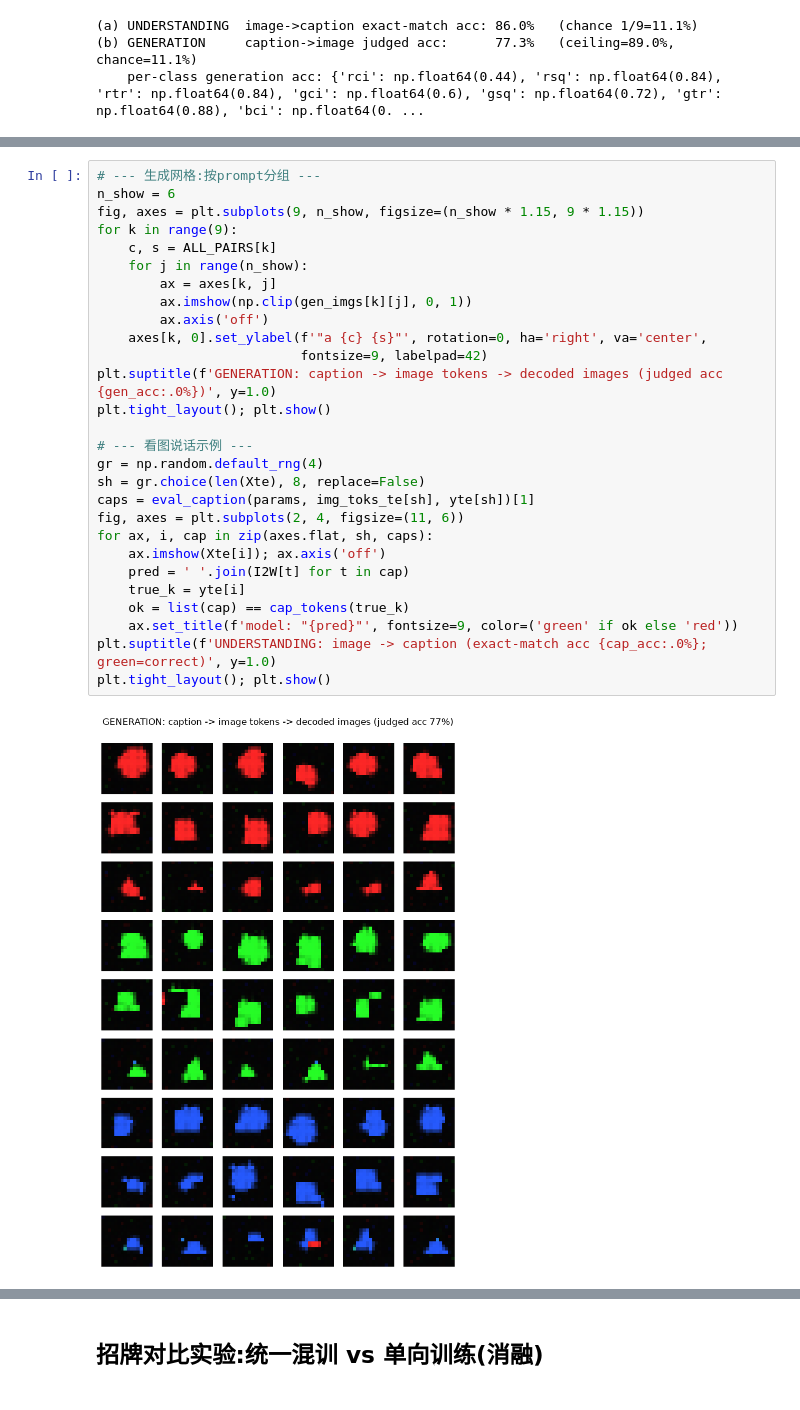
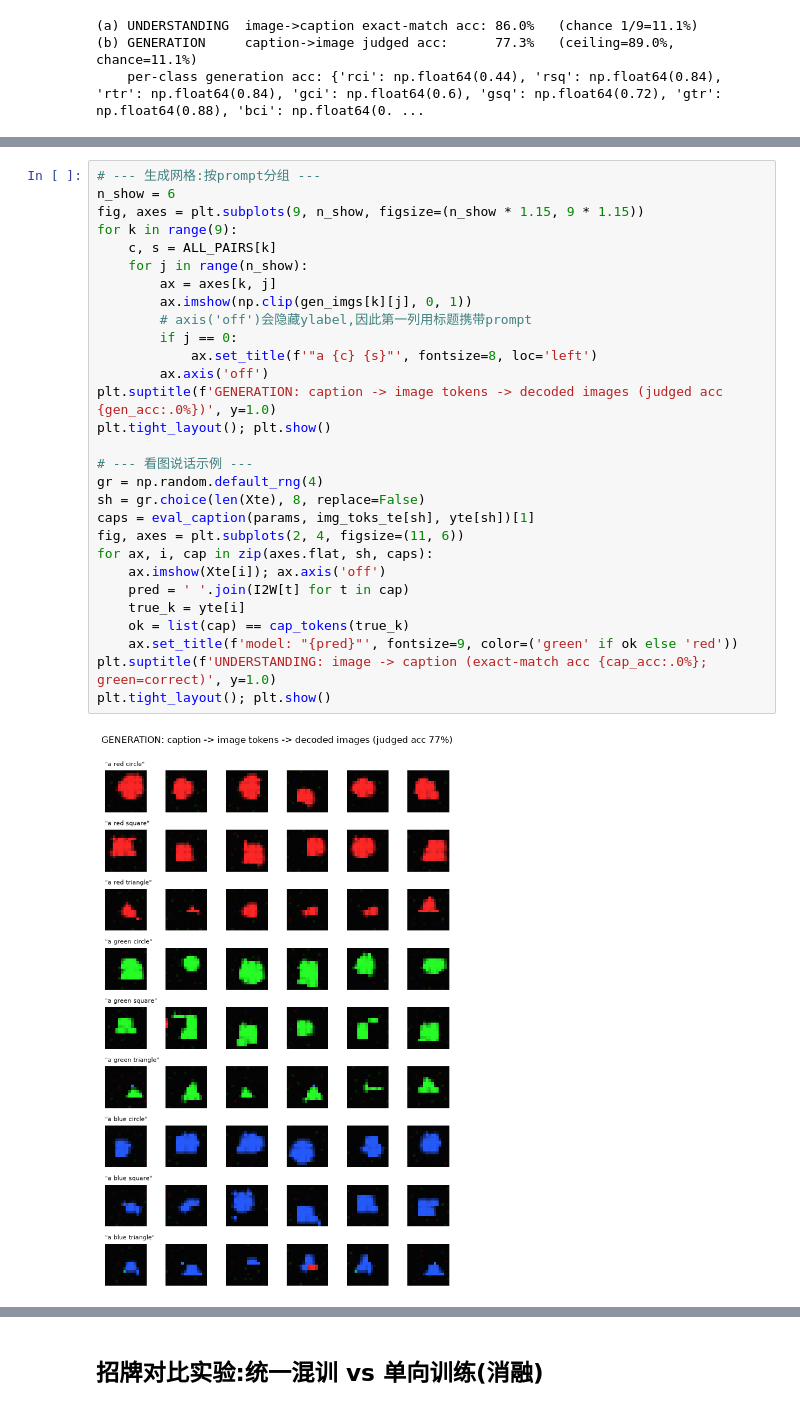
Before and after one commit to cliu238/sutskever-30-implementations, a Jupyter notebook: 36_chameleon_unified_multimodal.ipynb, the cells around one changed output, grey strips where cells are left out. Cells and saved outputs as stored; diff of their text form.

```diff
--- a/36_chameleon_unified_multimodal.ipynb
+++ b/36_chameleon_unified_multimodal.ipynb
@@ -749,33 +749,34 @@ print(f'    per-class generation acc: {dict(zip([f"{c[:1]}{s[:2]}" for c,s in AL
 # %%
 # --- 生成网格:按prompt分组 ---
 n_show = 6
 fig, axes = plt.subplots(9, n_show, figsize=(n_show * 1.15, 9 * 1.15))
 for k in range(9):
     c, s = ALL_PAIRS[k]
     for j in range(n_show):
         ax = axes[k, j]
         ax.imshow(np.clip(gen_imgs[k][j], 0, 1))
+        # axis('off')会隐藏ylabel,因此第一列用标题携带prompt
+        if j == 0:
+            ax.set_title(f'"a {c} {s}"', fontsize=8, loc='left')
         ax.axis('off')
-    axes[k, 0].set_ylabel(f'"a {c} {s}"', rotation=0, ha='right', va='center',
-                          fontsize=9, labelpad=42)
 plt.suptitle(f'GENERATION: caption -> image tokens -> decoded images (judged acc {gen_acc:.0%})', y=1.0)
 plt.tight_layout(); plt.show()
 
 # --- 看图说话示例 ---
 gr = np.random.default_rng(4)
 sh = gr.choice(len(Xte), 8, replace=False)
 caps = eval_caption(params, img_toks_te[sh], yte[sh])[1]
 fig, axes = plt.subplots(2, 4, figsize=(11, 6))
 for ax, i, cap in zip(axes.flat, sh, caps):
     ax.imshow(Xte[i]); ax.axis('off')
     pred = ' '.join(I2W[t] for t in cap)
     true_k = yte[i]
     ok = list(cap) == cap_tokens(true_k)
     ax.set_title(f'model: "{pred}"', fontsize=9, color=('green' if ok else 'red'))
 plt.suptitle(f'UNDERSTANDING: image -> caption (exact-match acc {cap_acc:.0%}; green=correct)', y=1.0)
 plt.tight_layout(); plt.show()
 # %% [output]
-[figure, old version]
+[figure, new version]
 [figure]
 # %% [markdown]
 ## 招牌对比实验:统一混训 vs 单向训练(消融)
```
Also changed, not shown: parts of 10 cells of this notebook, 5 other files.
